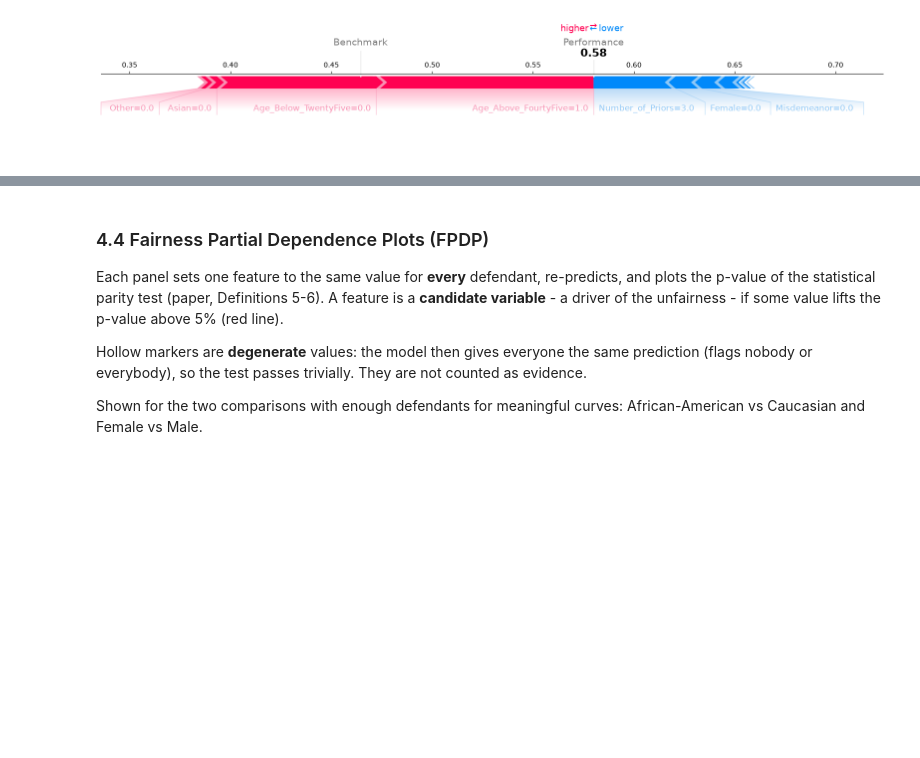
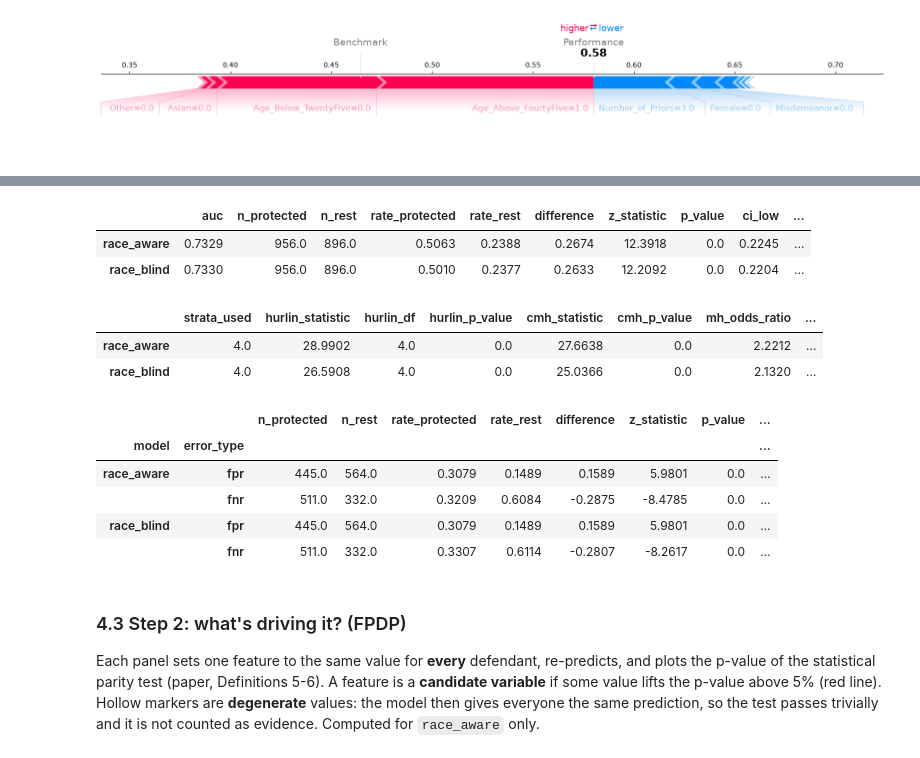
Before and after one commit to MaximeDespreaux/ThinkCarefully, a Jupyter notebook: xgboost/base-model.ipynb, the cells around one changed output, grey strips where cells are left out. Saved outputs shown, nothing was run; the diff lists cells and outputs as text; code cells hidden in the pictures; blank space fills up the shorter version.

```diff
--- a/xgboost/base-model.ipynb
+++ b/xgboost/base-model.ipynb
@@ -195,5 +171,0 @@ Where inside the strata does the gap come from? (`p_value` is NaN where the test
-# %%
-for comparison in ["African-American vs Caucasian", "Female vs Male"]:
-    f = fair["race_aware"]
-    print(f"race_aware - {comparison}")
-    display(conditional_parity_detail(f["y_pred"], f["test"], f["strata"], comparison).astype(float).round(4))
@@ -217,11 +176,39 @@ race_aware - Female vs Male
+# %%
+fairness_results = {
+    fs: evaluate_fairness(f["y_pred"], f["test"], f["strata"], y_score=f["y_score"])
+    for fs, f in fair.items()
+}
+
+sp_table = pd.DataFrame({fs: {"auc": r["auc"], **r["sp"]} for fs, r in fairness_results.items()}).T
+sp_table.round(4)
+# %% [output]
+|  | auc | n_protected | n_rest | rate_protected | rate_rest | difference | z_statistic | p_value | ci_low | ... |
+| race_aware | 0.7329 | 956.0 | 896.0 | 0.5063 | 0.2388 | 0.2674 | 12.3918 | 0.0 | 0.2245 | ... |
+| race_blind | 0.7330 | 956.0 | 896.0 | 0.5010 | 0.2377 | 0.2633 | 12.2092 | 0.0 | 0.2204 | ... |
+# %%
+csp_table = pd.DataFrame({fs: r["csp"] for fs, r in fairness_results.items()}).T.drop(columns=["strata"])
+csp_table.astype(float).round(4)
+# %% [output]
+|  | strata_used | hurlin_statistic | hurlin_df | hurlin_p_value | cmh_statistic | cmh_p_value | mh_odds_ratio | ... |
+| race_aware | 4.0 | 28.9902 | 4.0 | 0.0 | 27.6638 | 0.0 | 2.2212 | ... |
+| race_blind | 4.0 | 26.5908 | 4.0 | 0.0 | 25.0366 | 0.0 | 2.1320 | ... |
+# %%
+eo_table = pd.concat(
+    {fs: pd.DataFrame({"fpr": r["eo"]["fpr"], "fnr": r["eo"]["fnr"]}).T for fs, r in fairness_results.items()},
+    names=["model", "error_type"],
+)
+eo_table.round(4)
+# %% [output]
+|  |  | n_protected | n_rest | rate_protected | rate_rest | difference | z_statistic | p_value | ... |
+| model | error_type |  |  |  |  |  |  |  | ... |
+| race_aware | fpr | 445.0 | 564.0 | 0.3079 | 0.1489 | 0.1589 | 5.9801 | 0.0 | ... |
+|  | fnr | 511.0 | 332.0 | 0.3209 | 0.6084 | -0.2875 | -8.4785 | 0.0 | ... |
+| race_blind | fpr | 445.0 | 564.0 | 0.3079 | 0.1489 | 0.1589 | 5.9801 | 0.0 | ... |
+|  | fnr | 511.0 | 332.0 | 0.3307 | 0.6114 | -0.2807 | -8.2617 | 0.0 | ... |
 # %% [markdown]
-### 4.4 Fairness Partial Dependence Plots (FPDP)
+### 4.3 Step 2: what's driving it? (FPDP)
 
-Each panel sets one feature to the same value for **every** defendant, re-predicts, and plots the p-value of the statistical parity test (paper, Definitions 5-6). A feature is a **candidate variable** - a driver of the unfairness - if some value lifts the p-value above 5% (red line).
-
-Hollow markers are **degenerate** values: the model then gives everyone the same prediction (flags nobody or everybody), so the test passes trivially. They are not counted as evidence.
-
-Shown for the two comparisons with enough defendants for meaningful curves: African-American vs Caucasian and Female vs Male.
+Each panel sets one feature to the same value for **every** defendant, re-predicts, and plots the p-value of the statistical parity test (paper, Definitions 5-6). A feature is a **candidate variable** if some value lifts the p-value above 5% (red line). Hollow markers are **degenerate** values: the model then gives everyone the same prediction, so the test passes trivially and it is not counted as evidence. Computed for `race_aware` only.
 # %%
 def plot_fpdp(curves, title, alpha=0.05):
     features = list(curves)
```
Also changed, not shown: parts of 23 cells of this notebook, 3 other files.
